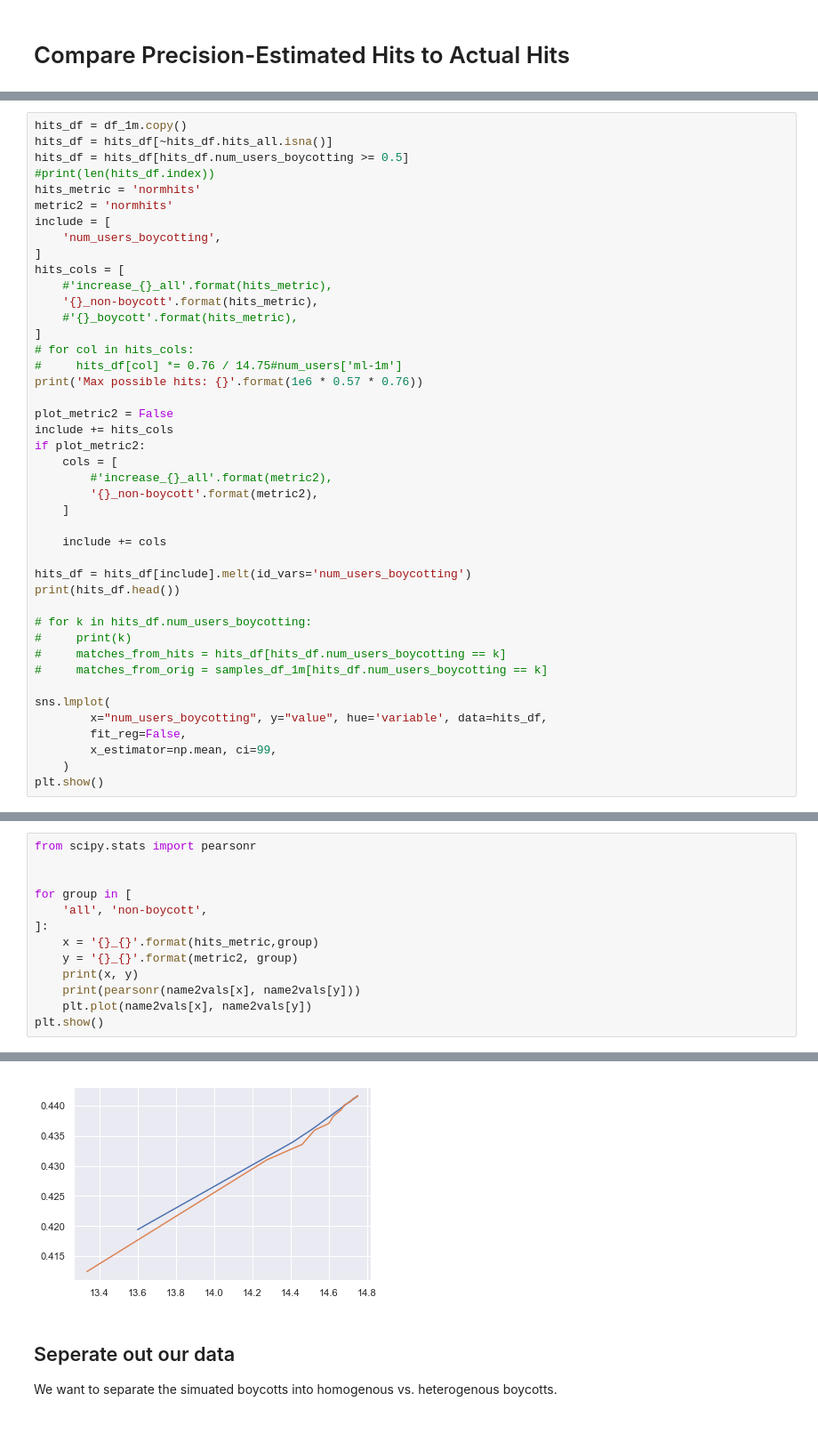
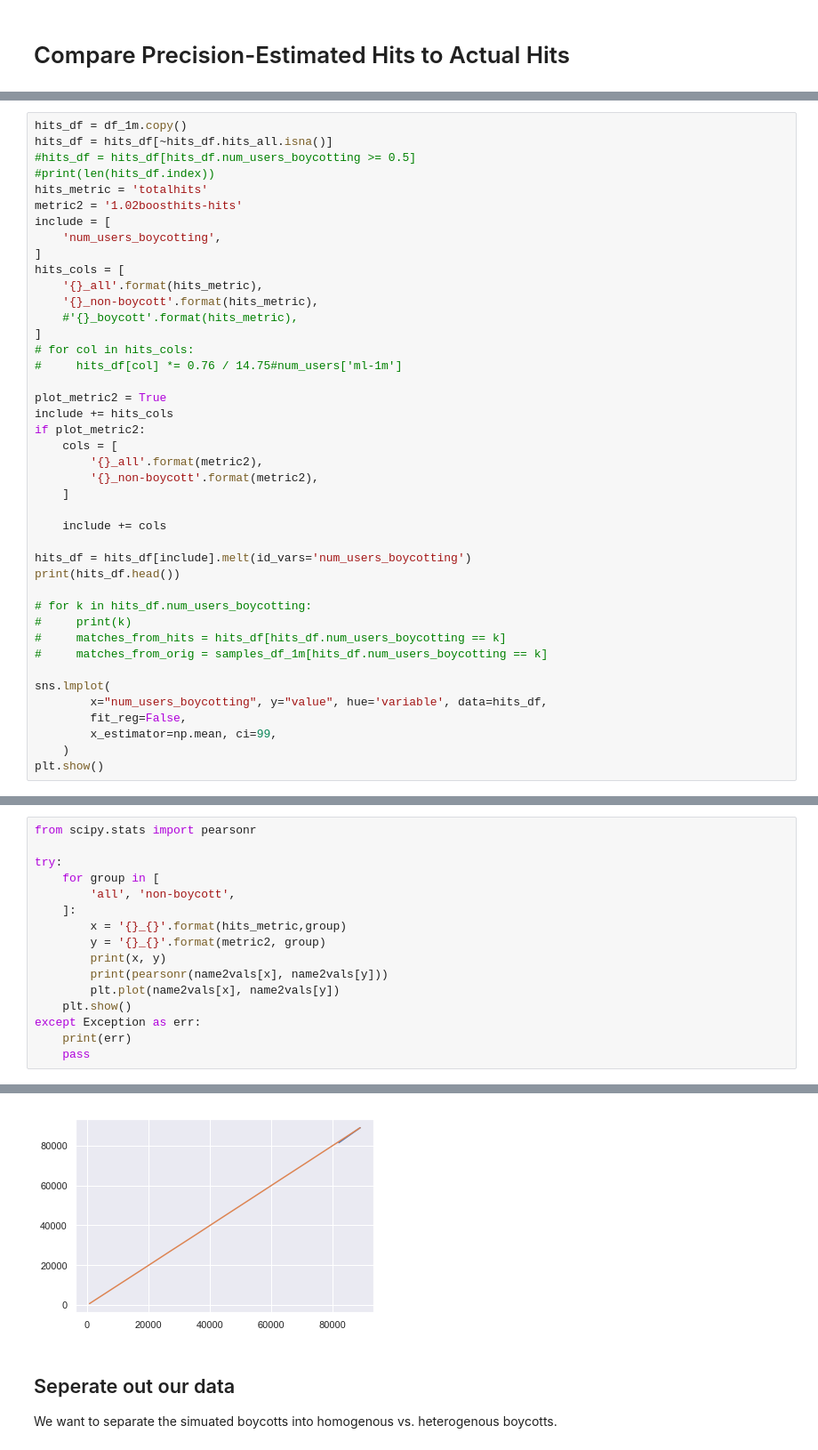
Before and after one commit to nickmvincent/surprise_sandbox, a Jupyter notebook: data_boycotts_and_strikes.ipynb, the cells around one changed output, grey strips where cells are left out. Shown at 89% size. Saved outputs shown, nothing was run; the diff lists cells and outputs as text.

```diff
--- a/data_boycotts_and_strikes.ipynb
+++ b/data_boycotts_and_strikes.ipynb
@@ -360,27 +338,26 @@ Normalizing. Will divide hit values by total possible hits.
 # %%
 hits_df = df_1m.copy()
 hits_df = hits_df[~hits_df.hits_all.isna()]
-hits_df = hits_df[hits_df.num_users_boycotting >= 0.5]
+#hits_df = hits_df[hits_df.num_users_boycotting >= 0.5]
 #print(len(hits_df.index))
-hits_metric = 'normhits'
-metric2 = 'normhits'
+hits_metric = 'totalhits'
+metric2 = '1.02boosthits-hits'
 include = [
     'num_users_boycotting',
 ]
 hits_cols = [
-    #'increase_{}_all'.format(hits_metric),
+    '{}_all'.format(hits_metric),
     '{}_non-boycott'.format(hits_metric),
     #'{}_boycott'.format(hits_metric),
 ]
 # for col in hits_cols:
 #     hits_df[col] *= 0.76 / 14.75#num_users['ml-1m']
-print('Max possible hits: {}'.format(1e6 * 0.57 * 0.76))
 
-plot_metric2 = False
+plot_metric2 = True
 include += hits_cols
 if plot_metric2:
     cols = [
-        #'increase_{}_all'.format(metric2),
+        '{}_all'.format(metric2),
         '{}_non-boycott'.format(metric2),
     ]
 
@@ -442,14 +401,17 @@ defaultdict(<class 'list'>, {'hits_all': [14.750918535600654, 14.749955604039508
 # %%
 from scipy.stats import pearsonr
 
-
-for group in [
-    'all', 'non-boycott',
-]:
-    x = '{}_{}'.format(hits_metric,group)
-    y = '{}_{}'.format(metric2, group)
-    print(x, y)
-    print(pearsonr(name2vals[x], name2vals[y]))
-    plt.plot(name2vals[x], name2vals[y])
-plt.show()
+try:
+    for group in [
+        'all', 'non-boycott',
+    ]:
+        x = '{}_{}'.format(hits_metric,group)
+        y = '{}_{}'.format(metric2, group)
+        print(x, y)
+        print(pearsonr(name2vals[x], name2vals[y]))
+        plt.plot(name2vals[x], name2vals[y])
+    plt.show()
+except Exception as err:
+    print(err)
+    pass
 # %% [output]
@@ -460,4 +422,4 @@ hits_non-boycott rec5t4_non-boycott
-[figure, old version]
+[figure, new version]
 # %% [markdown]
 ## Seperate out our data
 We want to separate the simuated boycotts into homogenous vs. heterogenous boycotts.
```
Also changed, not shown: parts of 32 cells of this notebook, 6 other files.
